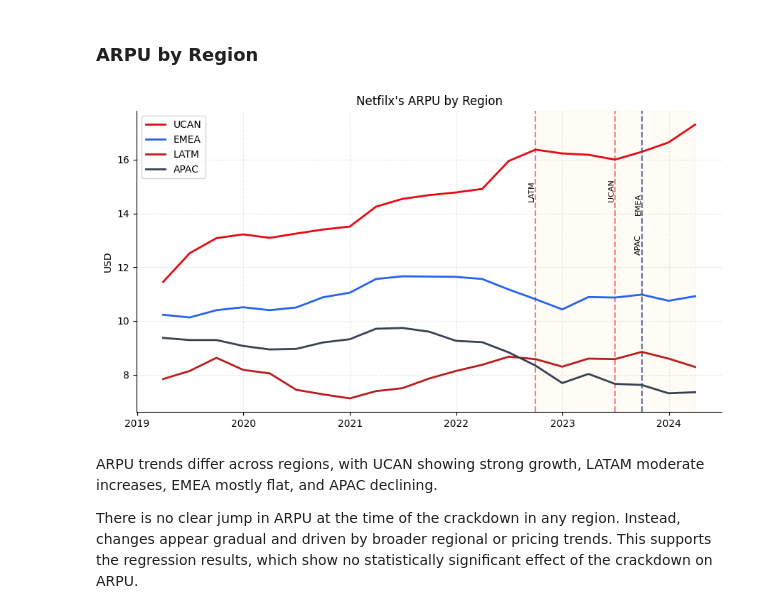
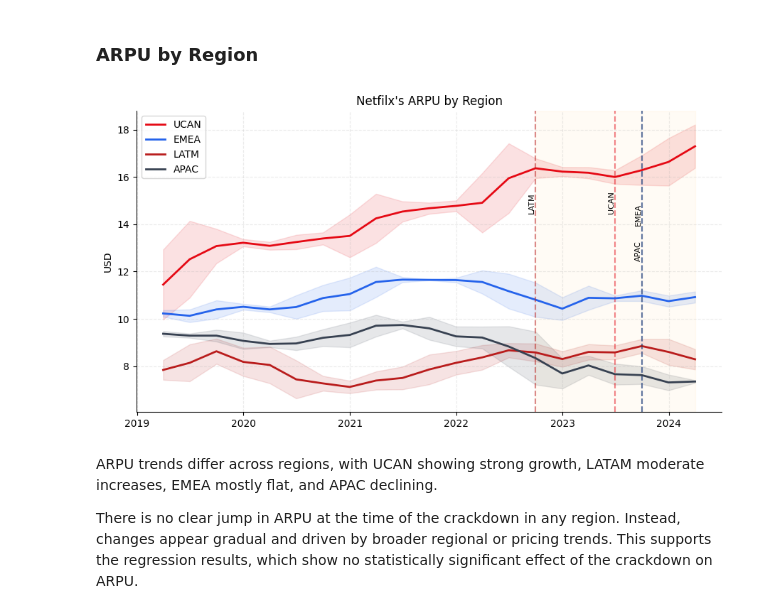
Before and after one commit to pb0104/Netflix-Password-Sharing-Crackdown, a Jupyter notebook: notebooks/03_main_analysis.ipynb, the cells around one changed output. Saved outputs shown, nothing was run; the diff lists cells and outputs as text; code cells hidden in the pictures.

```diff
--- a/notebooks/03_main_analysis.ipynb
+++ b/notebooks/03_main_analysis.ipynb
@@ -1235,40 +1236,52 @@ However, this comparison is descriptive and does not account for region-specific
 fig, ax = plt.subplots(figsize=(9,5))
 
 for region in ["UCAN", "EMEA", "LATM", "APAC"]:
-    sub = nf[nf["region"] == region]
-    ax.plot(sub["date"], sub["arpu"],
-            label=region, lw=2, color=REGION_COLORS[region])
+    sub  = nf[nf["region"] == region]
+    vals = sub["arpu"]
+    std  = vals.rolling(3, min_periods=1, center=True).std().fillna(0)
 
+    ax.plot(sub["date"], vals, label=region, lw=2, color=REGION_COLORS[region])
+    ax.fill_between(sub["date"],
+                    vals - 1.96*std,
+                    vals + 1.96*std,
+                    alpha=0.12, color=REGION_COLORS[region])
     ax.axvline(treat_dates[region], color=REGION_COLORS[region], ls="--", alpha=0.5)
+
+# for region in ["UCAN", "EMEA", "LATM", "APAC"]:
+#     sub = nf[nf["region"] == region]
+#     ax.plot(sub["date"], sub["arpu"],
+#             label=region, lw=2, color=REGION_COLORS[region])
+
+#     ax.axvline(treat_dates[region], color=REGION_COLORS[region], ls="--", alpha=0.5)
 
 ax.set_title("Netfilx's ARPU by Region")
 ax.axvspan(pd.Timestamp("2022-09-30"),
            pd.Timestamp("2024-03-31"),
            alpha=0.04, color="orange")
 
 offsets = {
     "LATM": 14.5,
     "UCAN": 14.5,
     "EMEA": 14,
     "APAC": 12.5
 }
 
 for region in ["LATM", "UCAN", "EMEA", "APAC"]:
     ax.text(
         treat_dates[region],
         offsets[region],
         region,
         rotation=90,
         fontsize=8,
         ha="right"
     )
 ax.set_ylabel("USD")
 ax.legend()
 
 plt.tight_layout()
 plt.show()
 # %% [output]
-[figure, old version]
+[figure, new version]
 # %% [markdown]
 ARPU trends differ across regions, with UCAN showing strong growth, LATAM moderate increases, EMEA mostly flat, and APAC declining.
 
```
Also changed, not shown: parts of 8 cells of this notebook, 3 other files.
